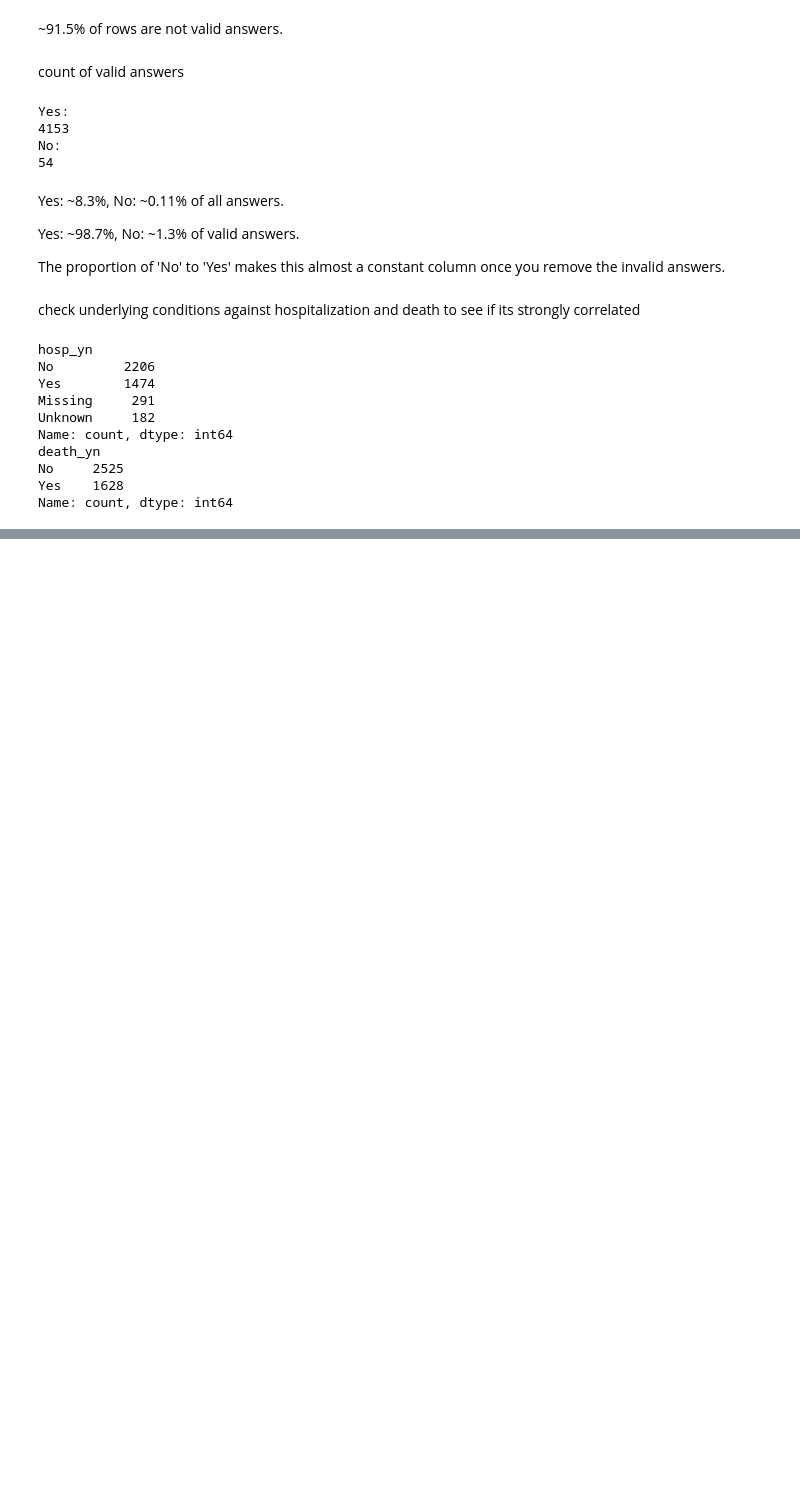
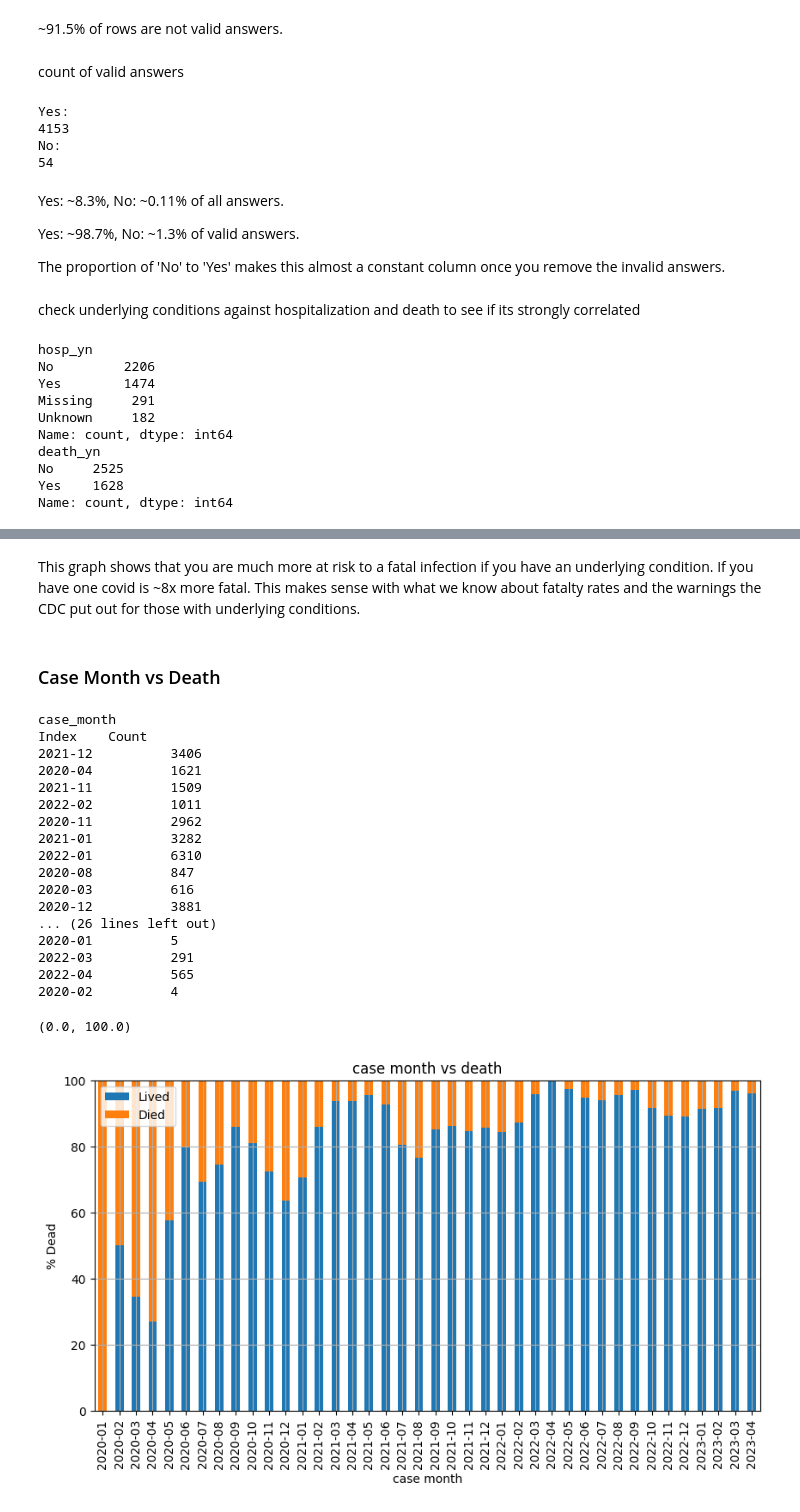
Before and after one commit to Southwick-Adam/CovidDataAnalysis, a Jupyter notebook: 2023-Homework1-Notebook.ipynb, the cells around one changed output, grey strips where cells are left out. Saved outputs shown, nothing was run; the diff lists cells and outputs as text; code cells hidden in the pictures; blank space fills up the shorter version.

```diff
--- a/2023-Homework1-Notebook.ipynb
+++ b/2023-Homework1-Notebook.ipynb
@@ -838,0 +1053,57 @@ The results of my correlation test with hosp_yn and death_yn arent very conclusi
+# %% [markdown]
+This graph shows that you are much more at risk to a fatal infection if you have an underlying condition. If you have one covid is ~8x more fatal. This makes sense with what we know about fatalty rates and the warnings the CDC put out for those with underlying conditions.
+# %% [markdown]
+### Case Month vs Death
+# %%
+#Using code from the module lab
+death = pd.unique(df["case_month"].ravel())
+
+# add new column and set values to zero
+df['percent'] = 0
+
+#print header
+print("case_month")
+print("Index \t Count")
+
+# for each delinquency category
+for i in death:
+
+    count = df[df["case_month"] == i].count()['death_yn']
+    count_percentage = (1 / count) * 100
+
+    # print out index vs count
+    print(i, "\t", count)
+
+    index_list = df[df['case_month'] == i].index.tolist()
+    for ind in index_list:
+        df.loc[ind, 'percent'] = count_percentage
+
+group = df[['percent','case_month','death_yn']].groupby(['case_month','death_yn']).sum()
+
+my_plot = group.unstack().plot(kind='bar', stacked=True, title="case month vs death", figsize=(10,5), grid=True)
+
+my_plot.legend(["Lived", "Died"])
+
+my_plot.set_xlabel("case month")
+my_plot.set_ylabel("% Dead")
+my_plot.set_ylim([0,100])
+# %% [output]
+case_month
+Index    Count
+2021-12          3406
+2020-04          1621
+2021-11          1509
+2022-02          1011
+2020-11          2962
+2021-01          3282
+2022-01          6310
+2020-08          847
+2020-03          616
+2020-12          3881
+... (26 lines left out)
+2020-01          5
+2022-03          291
+2022-04          565
+2020-02          4
+(0.0, 100.0)
+[figure, added]
```
Also changed, not shown: parts of 50 cells of this notebook, 4 other files.
